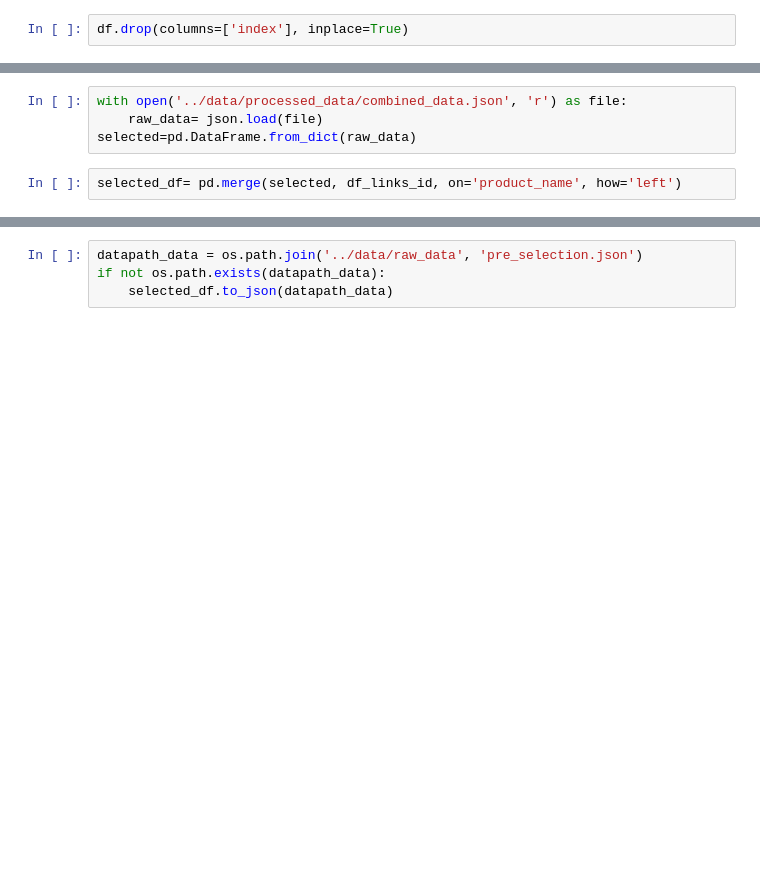
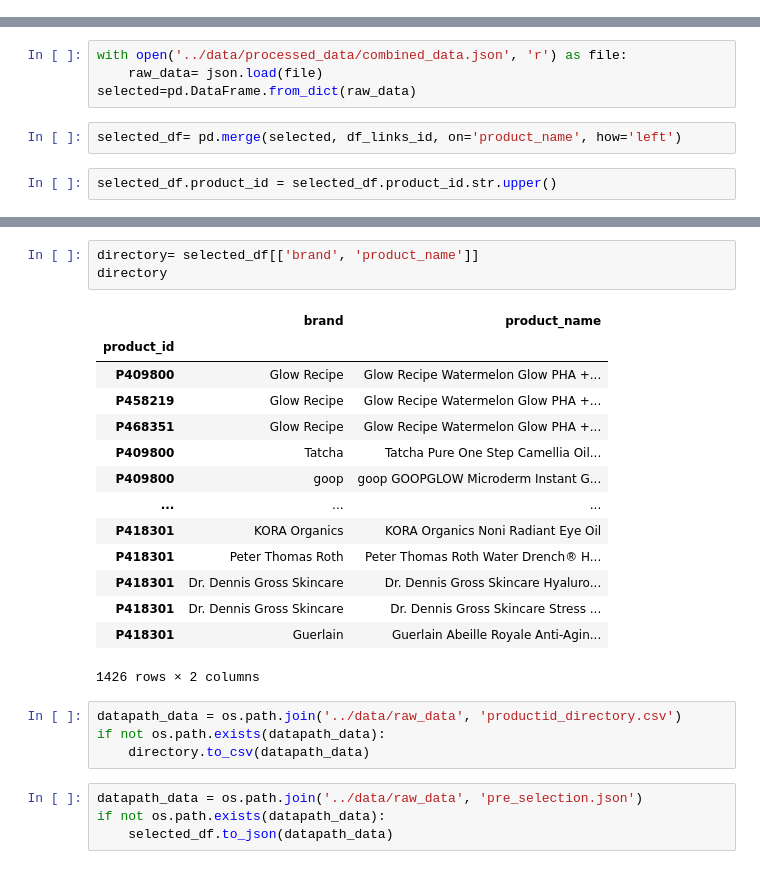
Before and after one commit to nikamurao/Skincare_product_analysis, a Jupyter notebook: Project/notebooks/0.0 Creating directory (product, link, id).ipynb, the cells around one changed output, grey strips where cells are left out. Drawn from its saved outputs; the diff is of its cells as text; blank space fills up the shorter version.

```diff
--- a/Project/notebooks/0.0 Creating directory (product, link, id).ipynb
+++ b/Project/notebooks/0.0 Creating directory (product, link, id).ipynb
@@ -19,5 +29,3 @@ df.columns
-# %%
-df.drop(columns=['index'], inplace=True)
 # %%
 df_links_id=df[['product_name', 'weblink', 'product_id', 'num_reviews']].copy()
 # %%
@@ -26,3 +34,5 @@ with open('../data/processed_data/combined_data.json', 'r') as file:
 selected=pd.DataFrame.from_dict(raw_data)
 # %%
 selected_df= pd.merge(selected, df_links_id, on='product_name', how='left')
+# %%
+selected_df.product_id = selected_df.product_id.str.upper()
@@ -29,3 +53,25 @@ selected_df= pd.merge(selected, df_links_id, on='product_name', how='left')
+# %%
+directory= selected_df[['brand', 'product_name']]
+directory
+# %% [output]
+|  | brand | product_name |
+| product_id |  |  |
+| P409800 | Glow Recipe | Glow Recipe Watermelon Glow PHA +... |
+| P458219 | Glow Recipe | Glow Recipe Watermelon Glow PHA +... |
+| P468351 | Glow Recipe | Glow Recipe Watermelon Glow PHA +... |
+| P409800 | Tatcha | Tatcha Pure One Step Camellia Oil... |
+| P409800 | goop | goop GOOPGLOW Microderm Instant G... |
+| ... | ... | ... |
+| P418301 | KORA Organics | KORA Organics Noni Radiant Eye Oil |
+| P418301 | Peter Thomas Roth | Peter Thomas Roth Water Drench® H... |
+| P418301 | Dr. Dennis Gross Skincare | Dr. Dennis Gross Skincare Hyaluro... |
+| P418301 | Dr. Dennis Gross Skincare | Dr. Dennis Gross Skincare Stress ... |
+| P418301 | Guerlain | Guerlain Abeille Royale Anti-Agin... |
+1426 rows × 2 columns
+# %%
+datapath_data = os.path.join('../data/raw_data', 'productid_directory.csv')
+if not os.path.exists(datapath_data):
+    directory.to_csv(datapath_data)
 # %%
 datapath_data = os.path.join('../data/raw_data', 'pre_selection.json')
 if not os.path.exists(datapath_data):
```
Also changed, not shown: parts of 2 cells of this notebook, 8 other files.
